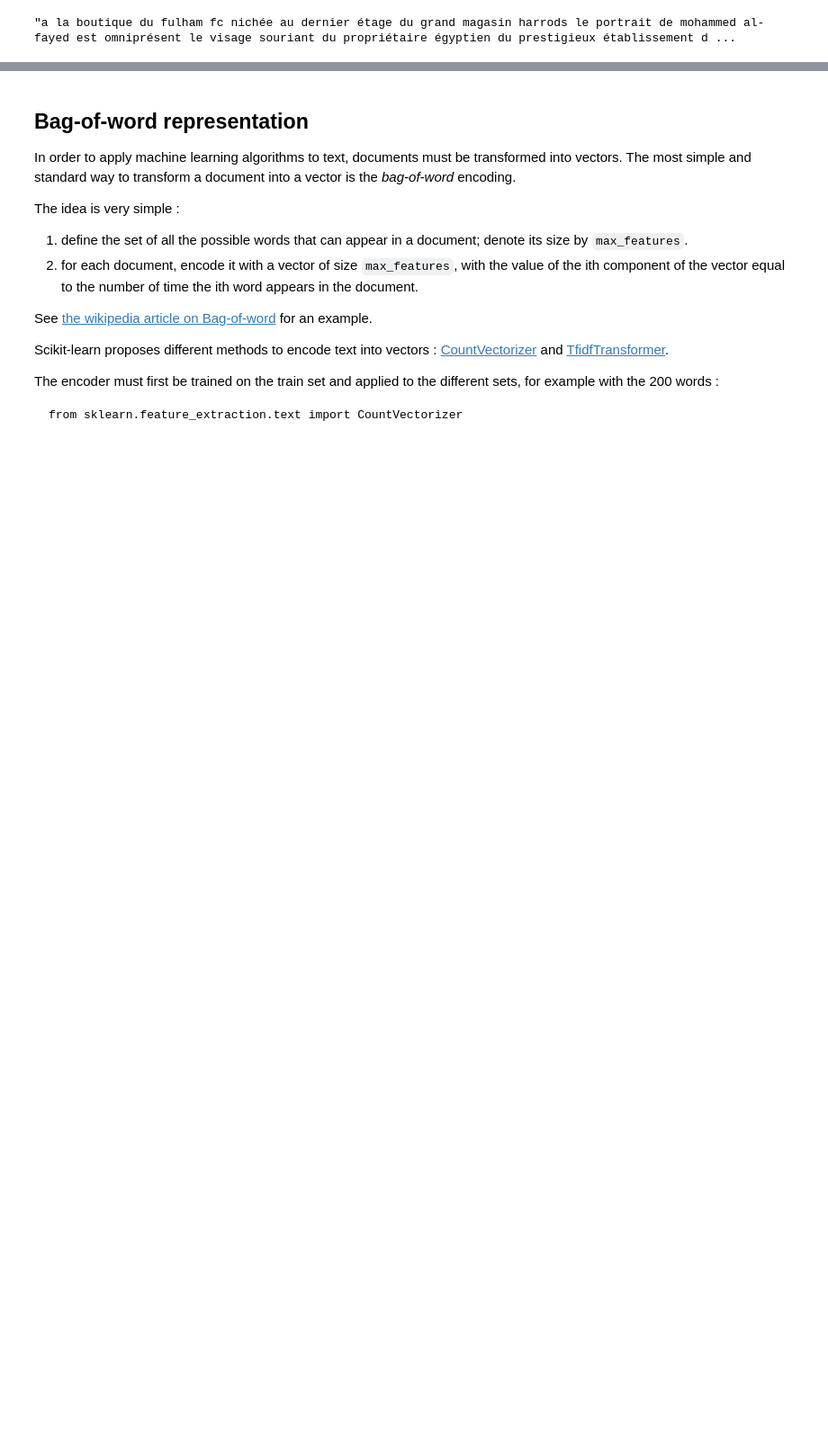
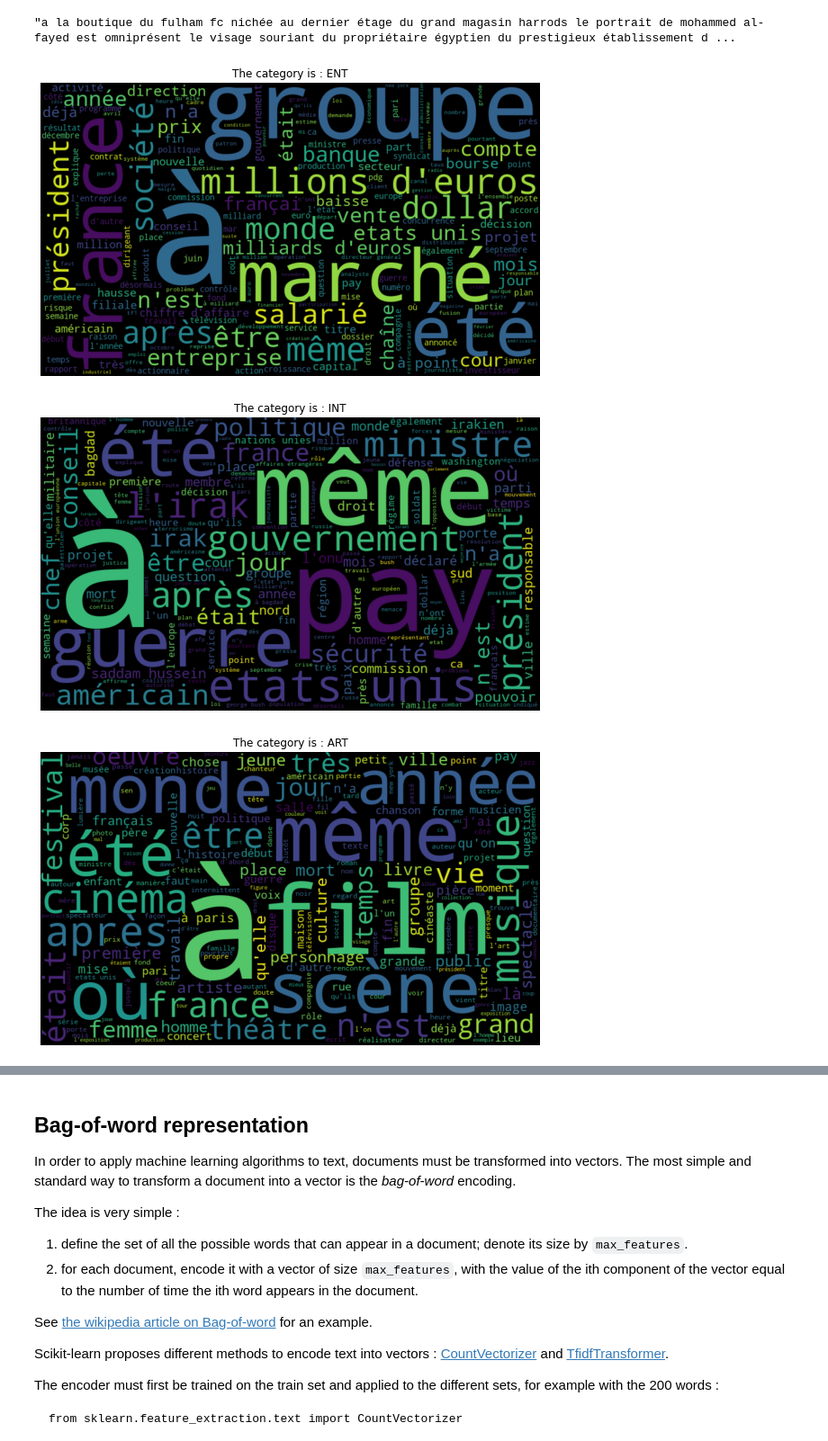
Before and after one commit to AntoineTSP/nlp-lab-text-classification, a Jupyter notebook: TP1_Antoine.ipynb, the cells around one changed output, grey strips where cells are left out. Shown at 90% size. Drawn from its saved outputs; the diff is of its cells as text; code cells hidden in the pictures; blank space fills up the shorter version.

```diff
--- a/TP1_Antoine.ipynb
+++ b/TP1_Antoine.ipynb
@@ -65,28 +73,24 @@ df["text"][0]
 # %%
 from wordcloud import WordCloud
 # Display one wordcloud for each of the most frequent classes
 import numpy as np
 from PIL import Image
 from os import path
 STOPWORDS = [x.strip() for x in open('data/stop_word_fr.txt').readlines()]
 import matplotlib.pyplot as plt
 
 # alice_mask = np.array(Image.open("http://www.stencilry.org/stencils/movies/alice%20in%20wonderland/255fk.jpg"))
 
 # plot a word cloud for each category
 for cat in ['ENT', 'INT',  'ART', 'SOC', 'FRA']:
-    wc = WordCloud(width=160, height=80 , background_color="white", max_words=20, stopwords=STOPWORDS)
-    text= ' '.join(df[df["category"] == cat]["text"])
-    # for article in df[df["category"] == cat]["text"]:
-    #     text +=  ' ' + article
-
-# generate word cloud
-    wc.generate(text)
-    # show
-
-    # plt.figure( figsize=(200,100) )
-    plt.imshow(wc)
-    plt.axis("off")
-    plt.tight_layout(pad=0)
+    text = ' '.join(df[df.category == cat].text)
+    wordcloud = WordCloud(width=850, height=500, stopwords=STOPWORDS).generate(text)
+    plt.figure(figsize=(12, 6))
+    plt.imshow(wordcloud, interpolation='bilinear')
+    plt.axis('off')
+    plt.title("The category is : " + str(cat))
     plt.show()
- # YOUR CODE HERE
+# %% [output]
+[figure, added]
+[figure, added]
+[figure, added]
```
Also changed, not shown: parts of 15 cells of this notebook.
